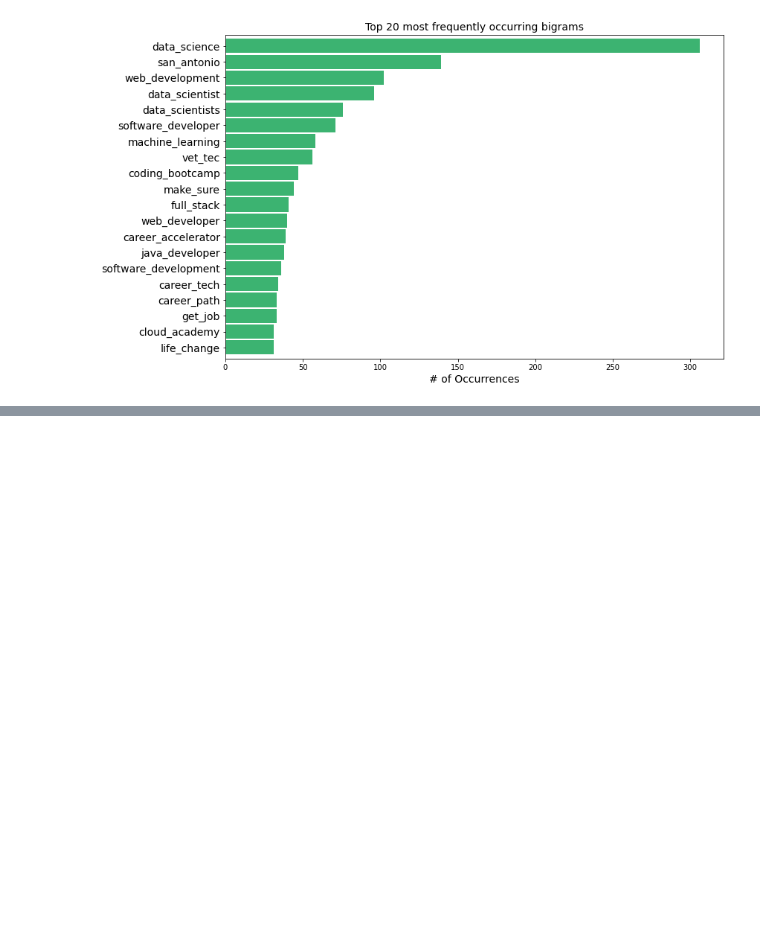
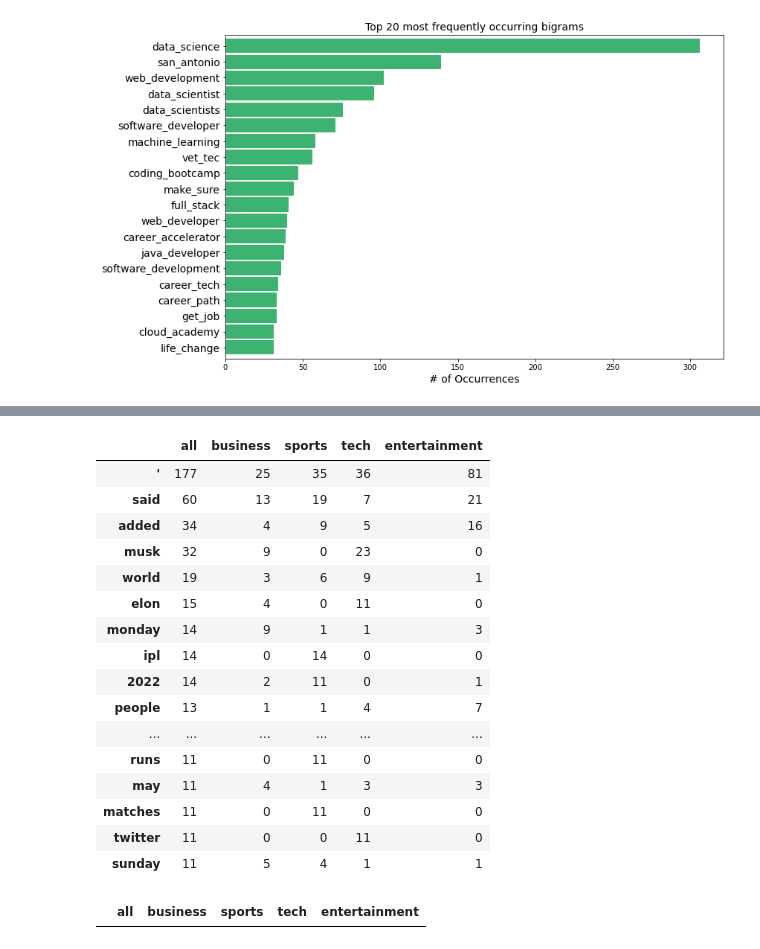
Before and after one commit to bensmith07/nlp-exercises, a Jupyter notebook: explore_notebook.ipynb, the cells around one changed output, grey strips where cells are left out. Saved outputs shown, nothing was run; the diff lists cells and outputs as text; code cells hidden in the pictures; blank space fills up the shorter version.

```diff
--- a/explore_notebook.ipynb
+++ b/explore_notebook.ipynb
@@ -255,0 +282,48 @@ plt.show()
+# %%
+business_words = ' '.join(df[df.category == 'business'].clean)
+sports_words = ' '.join(df[df.category == 'sports'].clean)
+tech_words = ' '.join(df[df.category == 'technology'].clean)
+entertainment_words = ' '.join(df[df.category == 'entertainment'].clean)
+all_words = ' '.join(df.clean)
+# %%
+business_freq = pd.Series(business_words.split()).value_counts()
+sports_freq = pd.Series(sports_words.split()).value_counts()
+tech_freq = pd.Series(tech_words.split()).value_counts()
+entertainment_freq = pd.Series(entertainment_words.split()).value_counts()
+all_freq = pd.Series(all_words.split()).value_counts()
+# %%
+word_counts = (pd.concat([all_freq,
+                          business_freq,
+                          sports_freq,
+                          tech_freq,
+                          entertainment_freq], axis=1, sort=True)
+                .set_axis(['all', 'business', 'sports', 'tech', 'entertainment'], axis=1, inplace=False)
+                .fillna(0)
+                .apply(lambda s: s.astype(int)))
+# %%
+word_counts.sort_values(by='all', ascending=False).head(20)
+# %% [output]
+|  | all | business | sports | tech | entertainment |
+| ' | 177 | 25 | 35 | 36 | 81 |
+| said | 60 | 13 | 19 | 7 | 21 |
+| added | 34 | 4 | 9 | 5 | 16 |
+| musk | 32 | 9 | 0 | 23 | 0 |
+| world | 19 | 3 | 6 | 9 | 1 |
+| elon | 15 | 4 | 0 | 11 | 0 |
+| monday | 14 | 9 | 1 | 1 | 3 |
+| ipl | 14 | 0 | 14 | 0 | 0 |
+| 2022 | 14 | 2 | 11 | 0 | 1 |
+| people | 13 | 1 | 1 | 4 | 7 |
+| ... | ... | ... | ... | ... | ... |
+| runs | 11 | 0 | 11 | 0 | 0 |
+| may | 11 | 4 | 1 | 3 | 3 |
+| matches | 11 | 0 | 11 | 0 | 0 |
+| twitter | 11 | 0 | 0 | 11 | 0 |
+| sunday | 11 | 5 | 4 | 1 | 1 |
+# %%
+# words that uniquely identify a particular category
+categories = ['business', 'sports', 'tech', 'entertainment']
+category = 'business'
+word_counts[word_counts.all == word_counts[category]]
+# %% [output]
+|  | all | business | sports | tech | entertainment |
```
Also changed, not shown: parts of 5 cells of this notebook.
